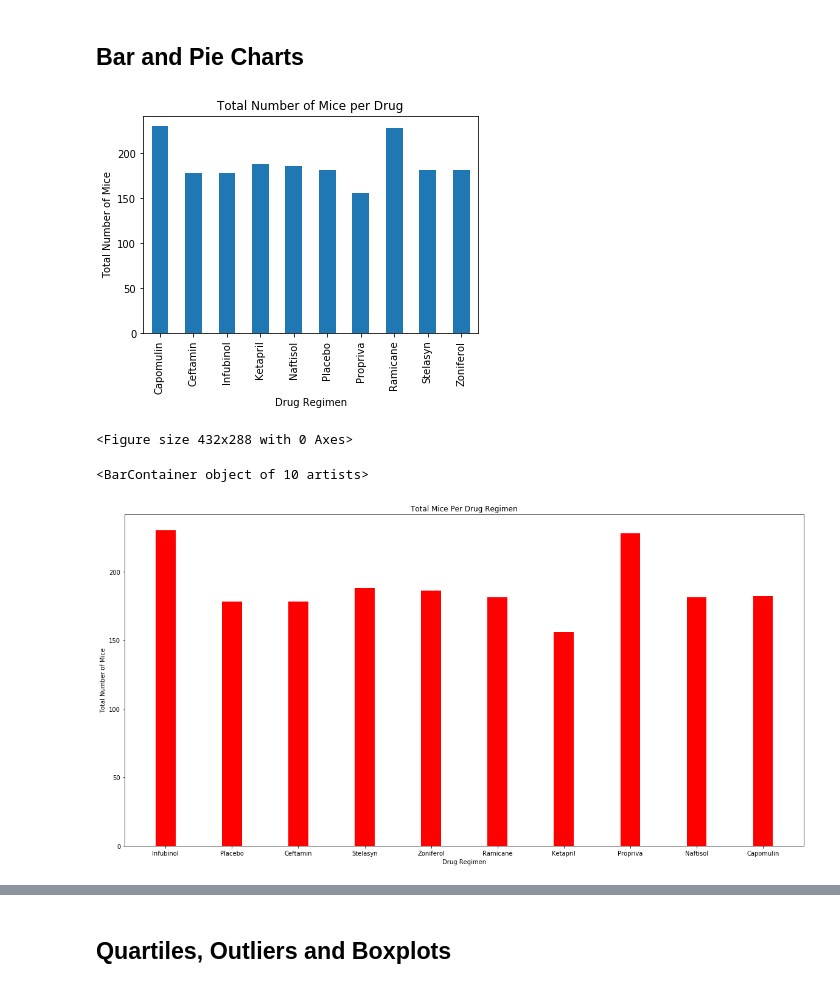
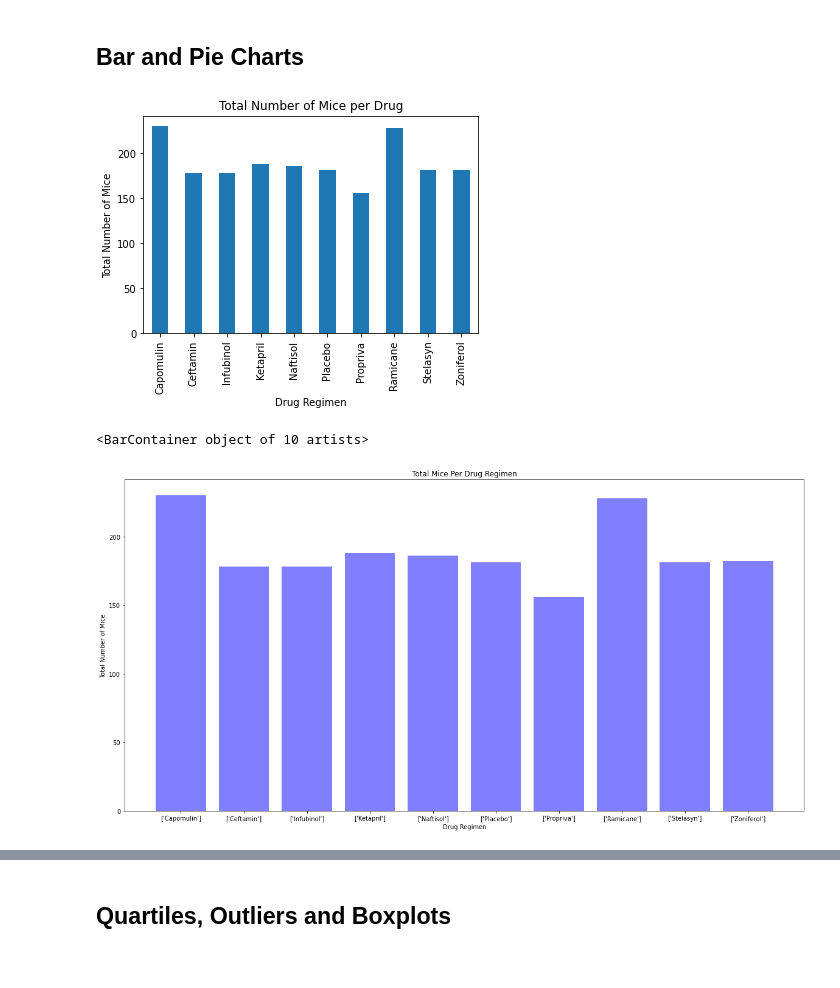
Before and after one commit to AdrianGallyot/matlibplot-challenge, a Jupyter notebook: pymaceuticals_starter.ipynb, the cells around one changed output, grey strips where cells are left out. Cells and saved outputs as stored; diff of their text form; code cells hidden in the pictures.

```diff
--- a/pymaceuticals_starter.ipynb
+++ b/pymaceuticals_starter.ipynb
@@ -142,26 +129,27 @@ Mouse_Chart.set_ylabel("Total Number of Mice")
 Mouse_Chart.set_title("Total Number of Mice per Drug")
 
 plt.show()
-plt.tight_layout()
 # %% [output]
-[figure, old version]
+[figure, new version]
-<Figure size 432x288 with 0 Axes>
 # %%
 # Generate a bar plot showing the total number of mice for each treatment throughout the course of the study using pyplot.
 import numpy as np
+Mouse_Count.reset_index()
 
-x_Axis = Mouse_Regimen["Drug Regimen"].unique()
-y_Axis = Mouse_Count
+Mouse_Cnt_list = Mouse_Data['Mouse ID'].count()
+Drugs = Mouse_Data['Drug Regimen'].unique()
+y_Axis = np.arange(len(Drugs))
 
 #change sizing and show plot
 plt.figure(figsize=(20,10))
 
 # Give the chart a title, x label, and y label
 plt.title("Total Mice Per Drug Regimen")
+plt.xticks(y_Axis, Drugs)
 plt.xlabel("Drug Regimen")
 plt.ylabel("Total Number of Mice")
-plt.bar(x_Axis,y_Axis, color='r', align='center', width=0.3)
+plt.bar(y_Axis, Mouse_Cnt_list, color="b", align="center" , alpha=0.5)
 # %% [output]
 <BarContainer object of 10 artists>
-[figure, old version]
+[figure, new version]
 # %%
```
Also changed, not shown: parts of 8 cells of this notebook.
